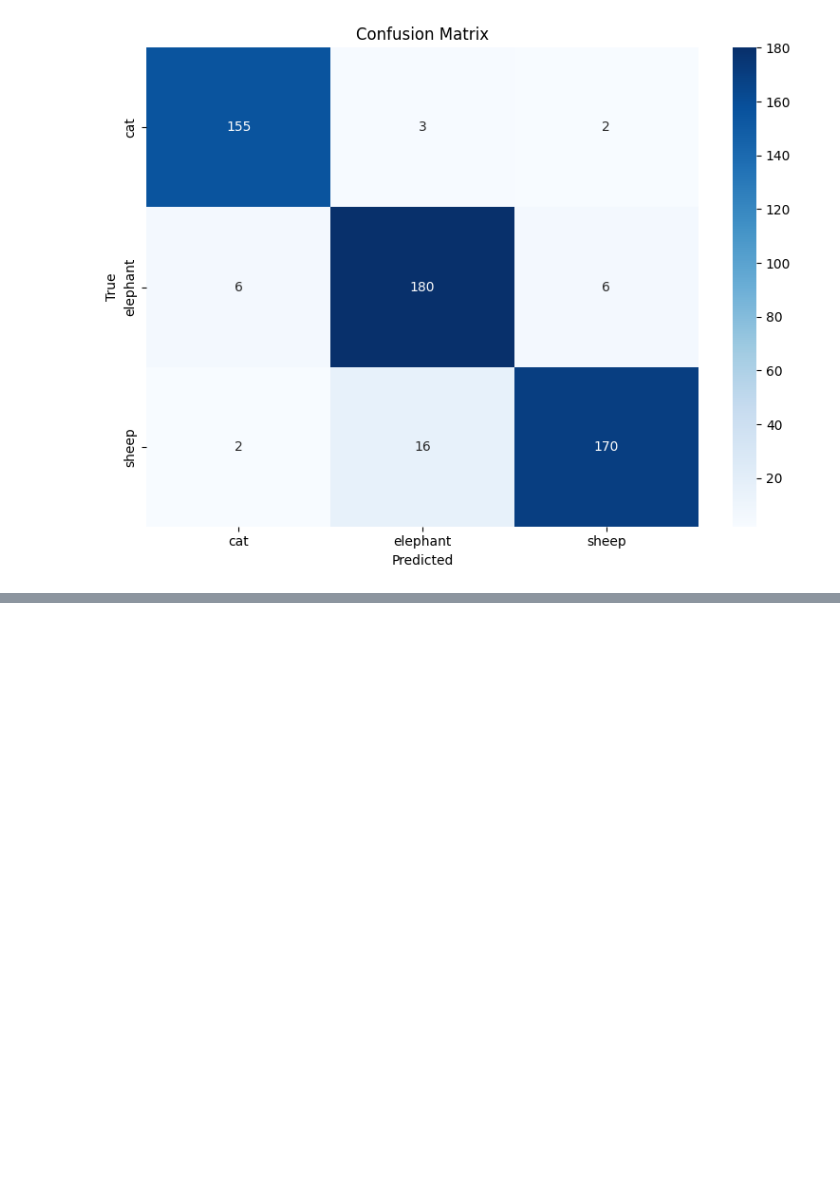
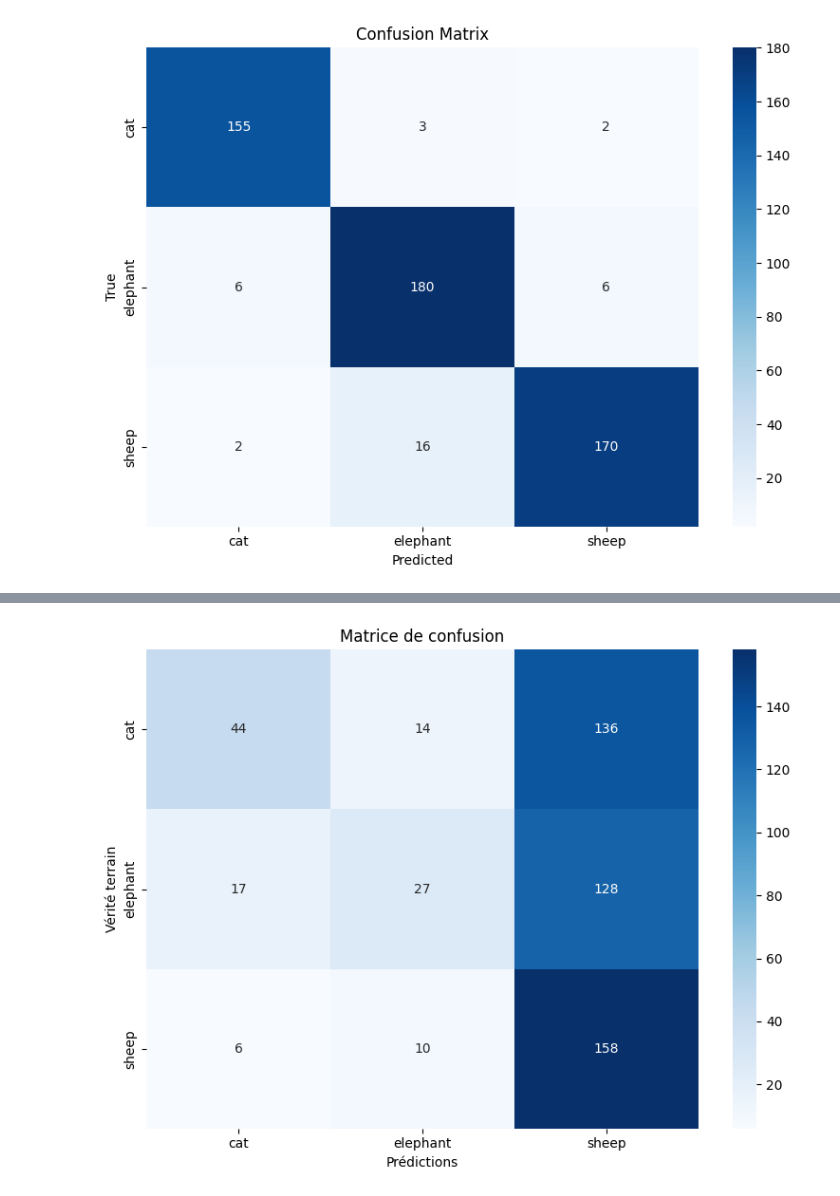
Before and after one commit to 3nd3rh3o/deeplearning-TER, a Jupyter notebook: TER/phaseI/HG-TransferLearning.ipynb, the cells around one changed output, grey strips where cells are left out. Saved outputs shown, nothing was run; the diff lists cells and outputs as text; code cells hidden in the pictures; blank space fills up the shorter version.

```diff
--- a/TER/phaseI/HG-TransferLearning.ipynb
+++ b/TER/phaseI/HG-TransferLearning.ipynb
@@ -283,0 +413,27 @@ plt.show()
+# %%
+# Chargement du modèle sauvegardé
+model_filename = "something.keras"
+model_path = os.path.join('./data/dataset/Data_sheep_cat_elephant_with_caption_600', model_filename)
+model = load_model(model_path)
+
+# Prédiction
+y_pred = model.predict(X_test)
+y_pred_labels = np.argmax(y_pred, axis=1)
+
+# Conversion de y_test
+y_true_labels = np.argmax(y_test, axis=1)
+
+# Matrice de confusion
+conf = confusion_matrix(y_true_labels, y_pred_labels)
+
+
+# Affichage
+plt.figure(figsize=(8, 6))
+sns.heatmap(conf, annot=True, fmt='d', cmap='Blues',
+            xticklabels=class_names, yticklabels=class_names)
+plt.title("Matrice de confusion")
+plt.xlabel("Prédictions")
+plt.ylabel("Vérité terrain")
+plt.tight_layout()
+plt.show()
+# %% [output]
@@ -283,0 +441 @@ plt.show()
+[figure, added]
```
Also changed, not shown: parts of 5 cells of this notebook.
